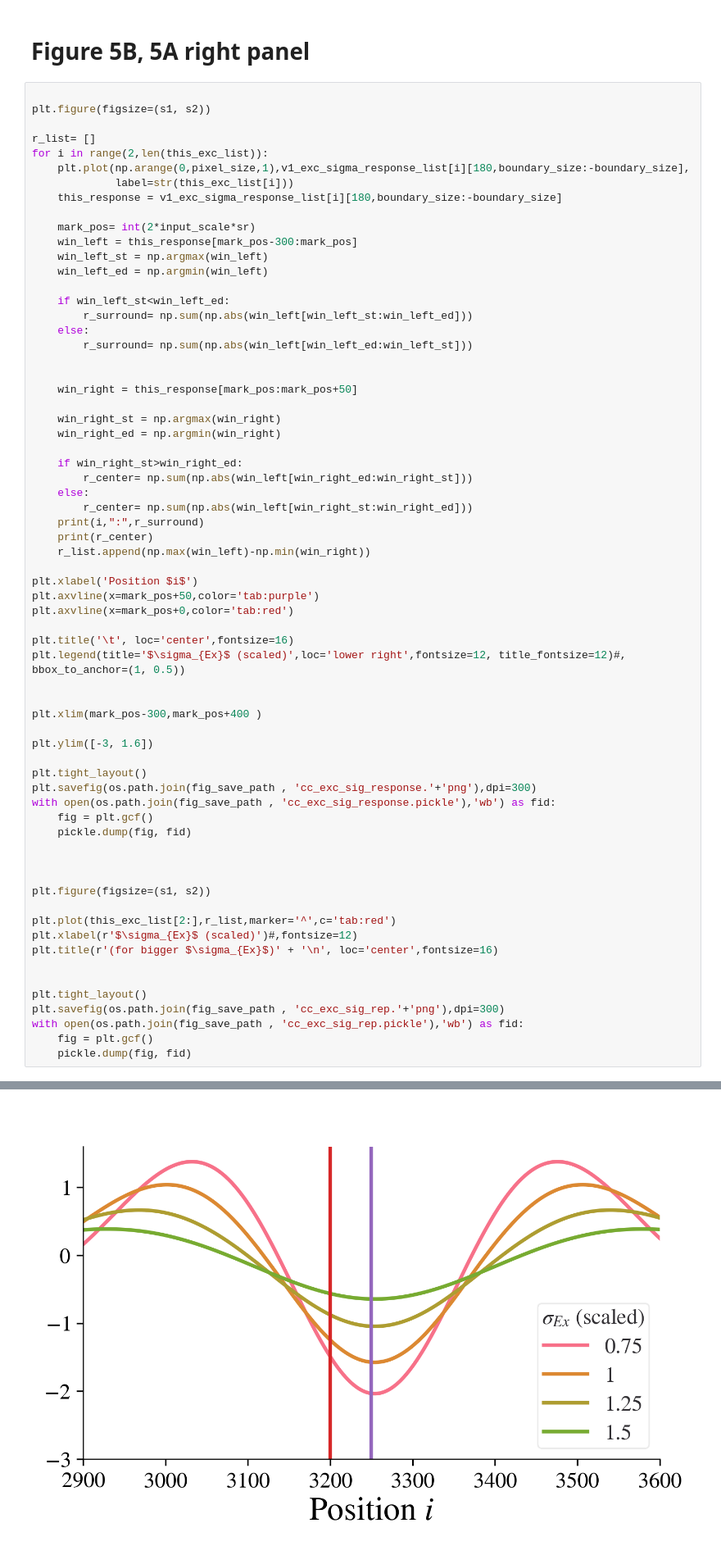
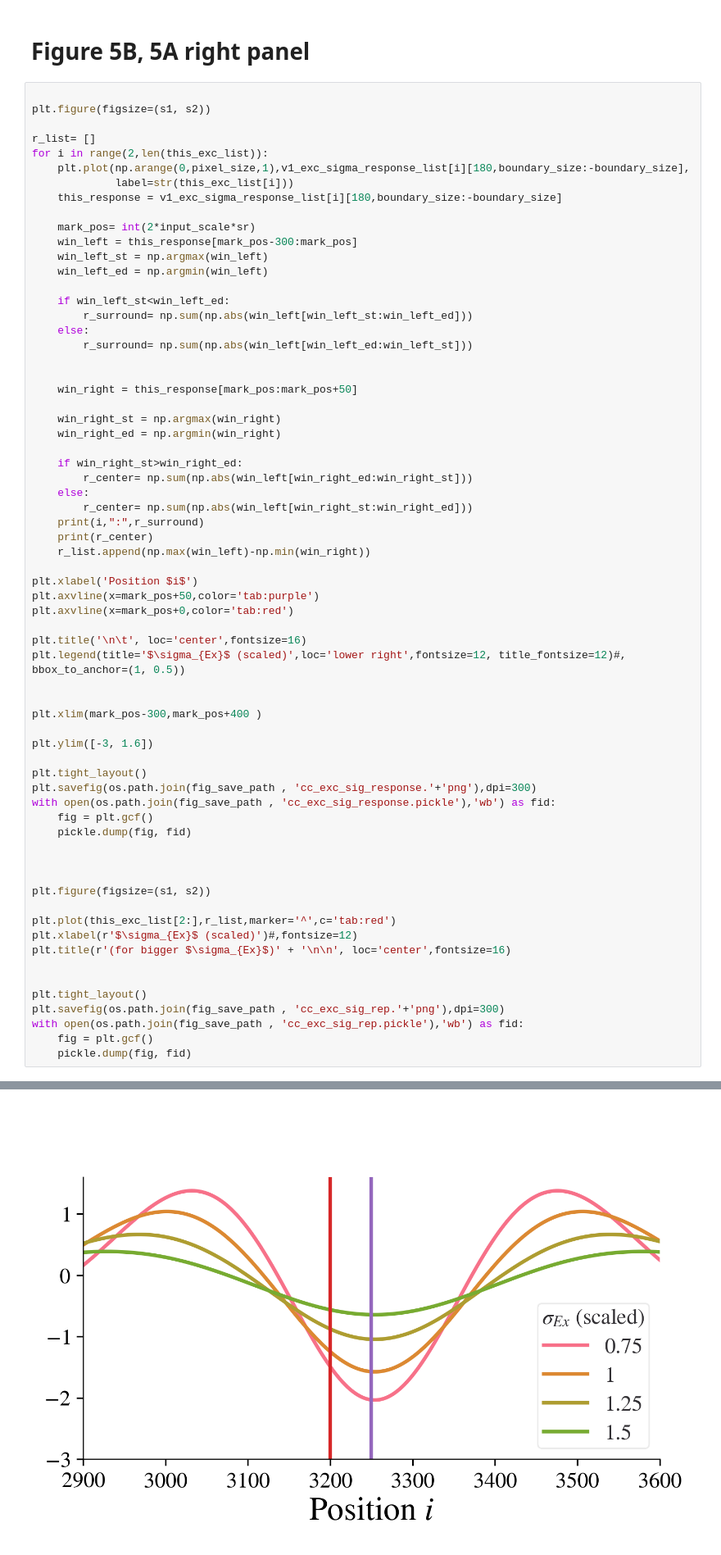
Before and after one commit to JiatingZhu/2LMotifVisNet, a Jupyter notebook: Simulation/contrast_part2.ipynb, the cells around one changed output, grey strips where cells are left out. Shown at 82% size. Saved outputs shown, nothing was run; the diff lists cells and outputs as text.

```diff
--- a/Simulation/contrast_part2.ipynb
+++ b/Simulation/contrast_part2.ipynb
@@ -609,7 +609,7 @@ plt.xlabel('Position $i$')
 plt.axvline(x=mark_pos+50,color='tab:purple')
 plt.axvline(x=mark_pos+0,color='tab:red')
 
-plt.title('\t', loc='center',fontsize=16)
+plt.title('\n\t', loc='center',fontsize=16)
 plt.legend(title='$\sigma_{Ex}$ (scaled)',loc='lower right',fontsize=12, title_fontsize=12)#,  bbox_to_anchor=(1, 0.5))
 
 
@@ -618,32 +618,32 @@ plt.xlim(mark_pos-300,mark_pos+400 )
 plt.ylim([-3, 1.6])
 
 plt.tight_layout()
 plt.savefig(os.path.join(fig_save_path , 'cc_exc_sig_response.'+'png'),dpi=300)
 with open(os.path.join(fig_save_path , 'cc_exc_sig_response.pickle'),'wb') as fid:
     fig = plt.gcf()
     pickle.dump(fig, fid)
 
 
 
 plt.figure(figsize=(s1, s2))
 
 plt.plot(this_exc_list[2:],r_list,marker='^',c='tab:red')
 plt.xlabel(r'$\sigma_{Ex}$ (scaled)')#,fontsize=12)
-plt.title(r'(for bigger $\sigma_{Ex}$)' + '\n', loc='center',fontsize=16)
+plt.title(r'(for bigger $\sigma_{Ex}$)' + '\n\n', loc='center',fontsize=16)
 
 
 plt.tight_layout()
 plt.savefig(os.path.join(fig_save_path , 'cc_exc_sig_rep.'+'png'),dpi=300)
 with open(os.path.join(fig_save_path , 'cc_exc_sig_rep.pickle'),'wb') as fid:
     fig = plt.gcf()
     pickle.dump(fig, fid)
 # %% [output]
 2 : 142.0878681804389
 21.61863607647745
 3 : 131.4066196824461
 33.446120411221344
 4 : 103.41807000876375
 29.137971348403145
 5 : 74.35713330427635
 18.70903263306657
-[figure, old version]
+[figure, new version]
```
Also changed, not shown: parts of 2 cells of this notebook, 2 other files.
